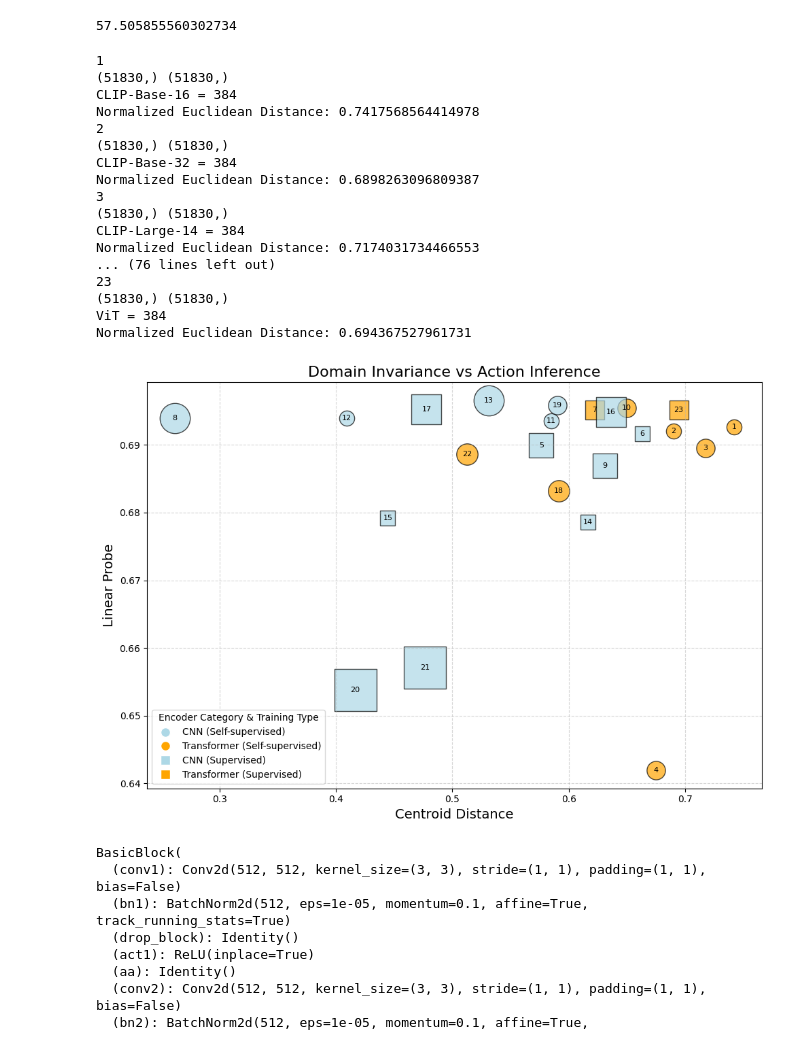
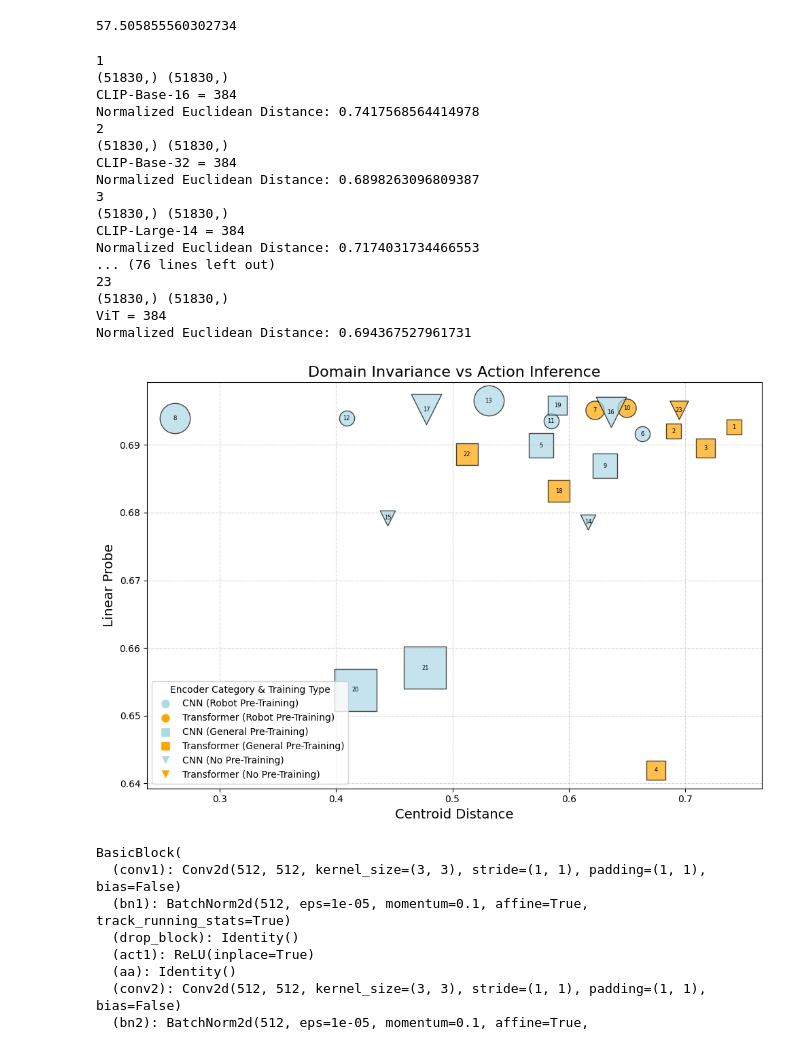
Before and after one commit to yyardi/Bridging-the-Sim2Real-Gap, a Jupyter notebook: notebooks/Compiled_models.ipynb, the cells around one changed output. Drawn from its saved outputs; the diff is of its cells as text; code cells hidden in the pictures.

Commit message:
uploaded results image

```diff
--- a/notebooks/Compiled_models.ipynb
+++ b/notebooks/Compiled_models.ipynb
@@ -738,29 +807,29 @@ def find_probe_result(encoder):
 
 # Update encoders dictionary to include training type
 encoders = {
-    "CLIP-Base-16": ("Transformer", "Self-supervised"),
-    "CLIP-Base-32": ("Transformer", "Self-supervised"),
-    "CLIP-Large-14": ("Transformer", "Self-supervised"),
-    "DinoV2-B": ("Transformer", "Self-supervised"),
-    "EfficientNetB0": ("CNN", "Supervised"),
-    "HRP-ResNet18": ("CNN", "Supervised"),
-    "HRP-ViT": ("Transformer", "Supervised"),
-    "MCR": ("CNN", "Self-supervised"),
-    "MobileNetv3": ("CNN", "Supervised"),
-    "MVP": ("Transformer", "Self-supervised"),
-    "R3M18": ("CNN", "Self-supervised"),
-    "R3M34": ("CNN", "Self-supervised"),
-    "R3M50": ("CNN", "Self-supervised"),
-    "ResNet18": ("CNN", "Supervised"),
-    "ResNet34": ("CNN", "Supervised"),
-    "ResNet50": ("CNN", "Supervised"),
-    "ResNet101": ("CNN", "Supervised"),
-    "Swin": ("Transformer", "Self-supervised"),
-    "VC1-B": ("CNN", "Self-supervised"),
-    "vgg16": ("CNN", "Supervised"),
-    "vgg19": ("CNN", "Supervised"),
-    "VIP": ("Transformer", "Self-supervised"),
-    "ViT": ("Transformer", "Supervised"),
+    "CLIP-Base-16": ("Transformer", "General"),
+    "CLIP-Base-32": ("Transformer", "General"),
+    "CLIP-Large-14": ("Transformer", "General"),
+    "DinoV2-B": ("Transformer", "General"),
+    "EfficientNetB0": ("CNN", "General"),
+    "HRP-ResNet18": ("CNN", "Robot"),
+    "HRP-ViT": ("Transformer", "Robot"),
+    "MCR": ("CNN", "Robot"),
+    "MobileNetv3": ("CNN", "General"),
+    "MVP": ("Transformer", "Robot"),
+    "R3M18": ("CNN", "Robot"),
+    "R3M34": ("CNN", "Robot"),
+    "R3M50": ("CNN", "Robot"),
+    "ResNet18": ("CNN", "N/A"),
+    "ResNet34": ("CNN", "N/A"),
+    "ResNet50": ("CNN", "N/A"),
+    "ResNet101": ("CNN", "N/A"),
+    "Swin": ("Transformer", "General"),
+    "VC1-B": ("CNN", "General"),
+    "vgg16": ("CNN", "General"),
+    "vgg19": ("CNN", "General"),
+    "VIP": ("Transformer", "General"),
+    "ViT": ("Transformer", "N/A"),
 }
 
 category_colors = {
@@ -769,8 +838,9 @@ category_colors = {
 }
 
 training_types = {
-    "Self-supervised": "o",  # Circle for Self-supervised
-    "Supervised": "s",       # Square for Supervised
+    "Robot": "o",  # Circle for Self-supervised
+    "General": "s",       # Square for Supervised
+    "N/A": "v"
 }
 
 plt.figure(figsize=(10, 7))
@@ -795,7 +865,7 @@ for idx, (encoder, (category, training_type)) in enumerate(encoders.items(), sta
     plt.scatter(x, y, s=size, color=category_colors[category], edgecolor="k", alpha=0.7, marker=training_types[training_type])
 
 for x, y, idx, _, _ in data_points:
-    plt.text(x, y, str(idx), fontsize=8, ha="center", va="center", color="black")
+    plt.text(x, y, str(idx), fontsize=6, ha="center", va="center", color="black")
 
 
 font = {'family': 'sans-serif',
@@ -807,38 +877,40 @@ font = {'family': 'sans-serif',
 plt.title("Domain Invariance vs Action Inference", fontdict=font)
 plt.xlabel("Centroid Distance", fontsize=14)
 plt.ylabel("Linear Probe", fontsize=14)
 plt.grid(True, linestyle="--", alpha=0.5)
 
 # Update the legend with marker styles for training types
 legend_elements = [
-    plt.Line2D([0], [0], marker='o', color='w', markerfacecolor=category_colors["CNN"], markersize=10, label='CNN (Self-supervised)'),
-    plt.Line2D([0], [0], marker='o', color='w', markerfacecolor=category_colors["Transformer"], markersize=10, label='Transformer (Self-supervised)'),
-    plt.Line2D([0], [0], marker='s', color='w', markerfacecolor=category_colors["CNN"], markersize=10, label='CNN (Supervised)'),
-    plt.Line2D([0], [0], marker='s', color='w', markerfacecolor=category_colors["Transformer"], markersize=10, label='Transformer (Supervised)'),
+    plt.Line2D([0], [0], marker='o', color='w', markerfacecolor=category_colors["CNN"], markersize=10, label='CNN (Robot Pre-Training)'),
+    plt.Line2D([0], [0], marker='o', color='w', markerfacecolor=category_colors["Transformer"], markersize=10, label='Transformer (Robot Pre-Training)'),
+    plt.Line2D([0], [0], marker='s', color='w', markerfacecolor=category_colors["CNN"], markersize=10, label='CNN (General Pre-Training)'),
+    plt.Line2D([0], [0], marker='s', color='w', markerfacecolor=category_colors["Transformer"], markersize=10, label='Transformer (General Pre-Training)'),
+    plt.Line2D([0], [0], marker='v', color='w', markerfacecolor=category_colors["CNN"], markersize=10, label='CNN (No Pre-Training)'),
+    plt.Line2D([0], [0], marker='v', color='w', markerfacecolor=category_colors["Transformer"], markersize=10, label='Transformer (No Pre-Training)')
 ]
 plt.legend(handles=legend_elements, loc="lower left", title="Encoder Category & Training Type", fontsize=10)
 
 plt.tight_layout()
 plt.show()
 # %% [output]
 1
 (51830,) (51830,)
 CLIP-Base-16 = 384
 Normalized Euclidean Distance: 0.7417568564414978
 2
 (51830,) (51830,)
 CLIP-Base-32 = 384
 Normalized Euclidean Distance: 0.6898263096809387
 3
 (51830,) (51830,)
 CLIP-Large-14 = 384
 Normalized Euclidean Distance: 0.7174031734466553
 ... (76 lines left out)
 23
 (51830,) (51830,)
 ViT = 384
 Normalized Euclidean Distance: 0.694367527961731
-[figure, old version]
+[figure, new version]
 # %%
 model = models['ResNet34']()
 print(model.model.layer4[-1])
```
Also changed, not shown: parts of 1 cell of this notebook, 1 other file.
